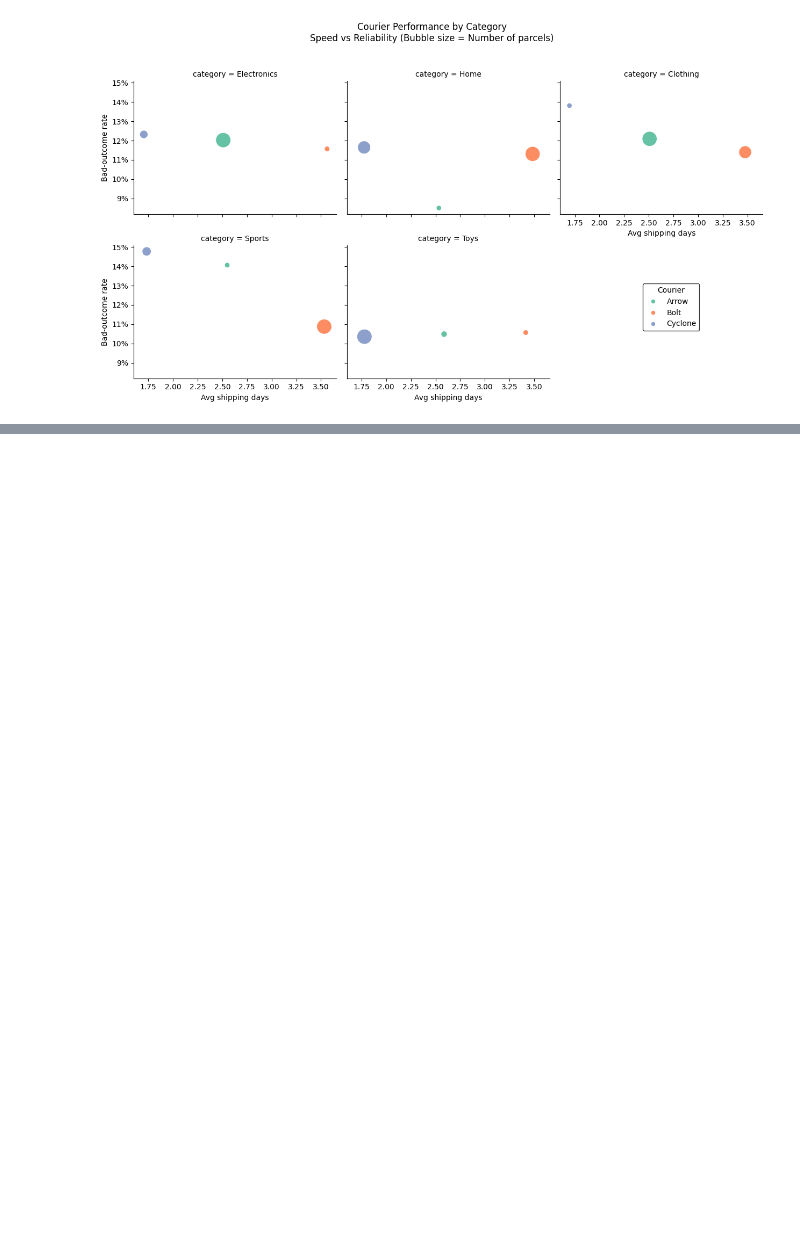
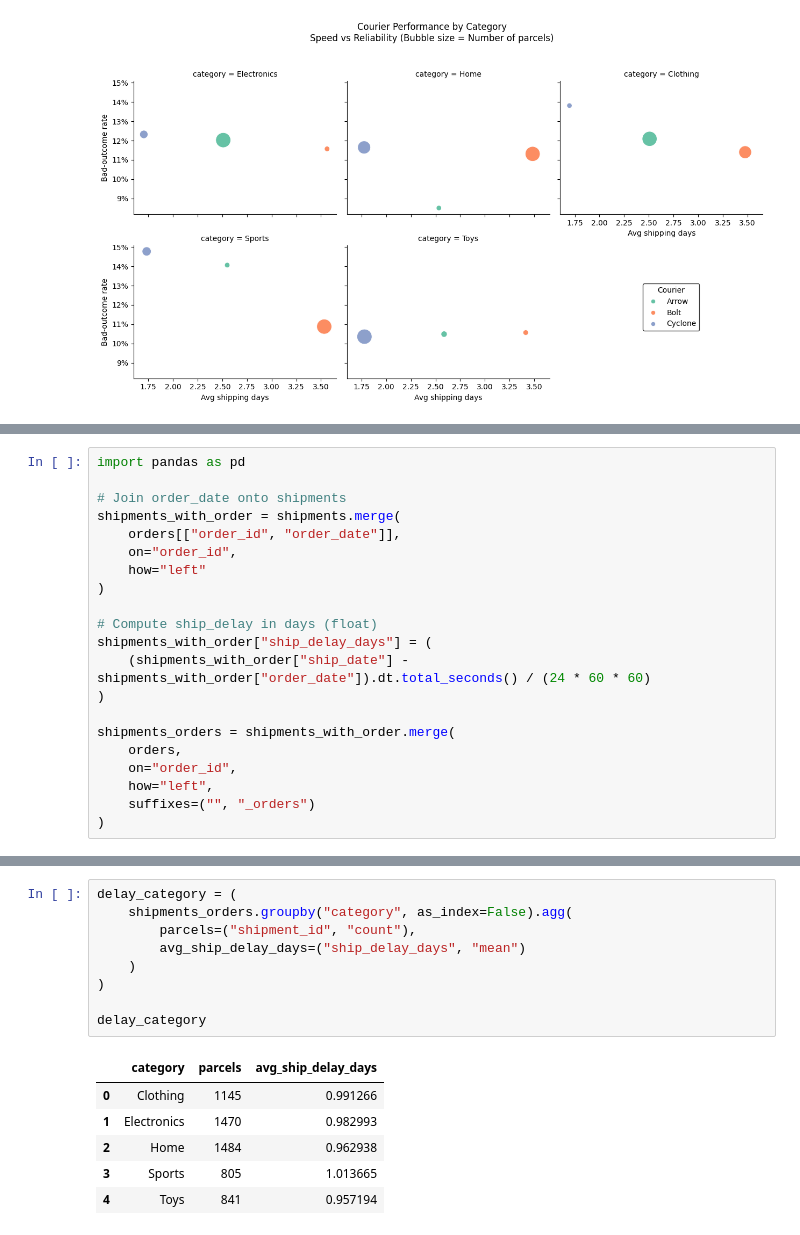
Before and after one commit to maxcyn/e-commerce-data-analytics, a Jupyter notebook: analysis.ipynb, the cells around one changed output, grey strips where cells are left out. Drawn from its saved outputs; the diff is of its cells as text; blank space fills up the shorter version.

```diff
--- a/analysis.ipynb
+++ b/analysis.ipynb
@@ -1181,0 +1215,21 @@ plt.show()
+# %%
+import pandas as pd
+
+# Join order_date onto shipments
+shipments_with_order = shipments.merge(
+    orders[["order_id", "order_date"]],
+    on="order_id",
+    how="left"
+)
+
+# Compute ship_delay in days (float)
+shipments_with_order["ship_delay_days"] = (
+    (shipments_with_order["ship_date"] - shipments_with_order["order_date"]).dt.total_seconds() / (24 * 60 * 60)
+)
+
+shipments_orders = shipments_with_order.merge(
+    orders,
+    on="order_id",
+    how="left",
+    suffixes=("", "_orders")
+)
@@ -1181,0 +1251,16 @@ plt.show()
+# %%
+delay_category = (
+    shipments_orders.groupby("category", as_index=False).agg(
+        parcels=("shipment_id", "count"),
+        avg_ship_delay_days=("ship_delay_days", "mean")
+    )
+)
+
+delay_category
+# %% [output]
+|  | category | parcels | avg_ship_delay_days |
+| 0 | Clothing | 1145 | 0.991266 |
+| 1 | Electronics | 1470 | 0.982993 |
+| 2 | Home | 1484 | 0.962938 |
+| 3 | Sports | 805 | 1.013665 |
+| 4 | Toys | 841 | 0.957194 |
```
Also changed, not shown: parts of 6 cells of this notebook.
